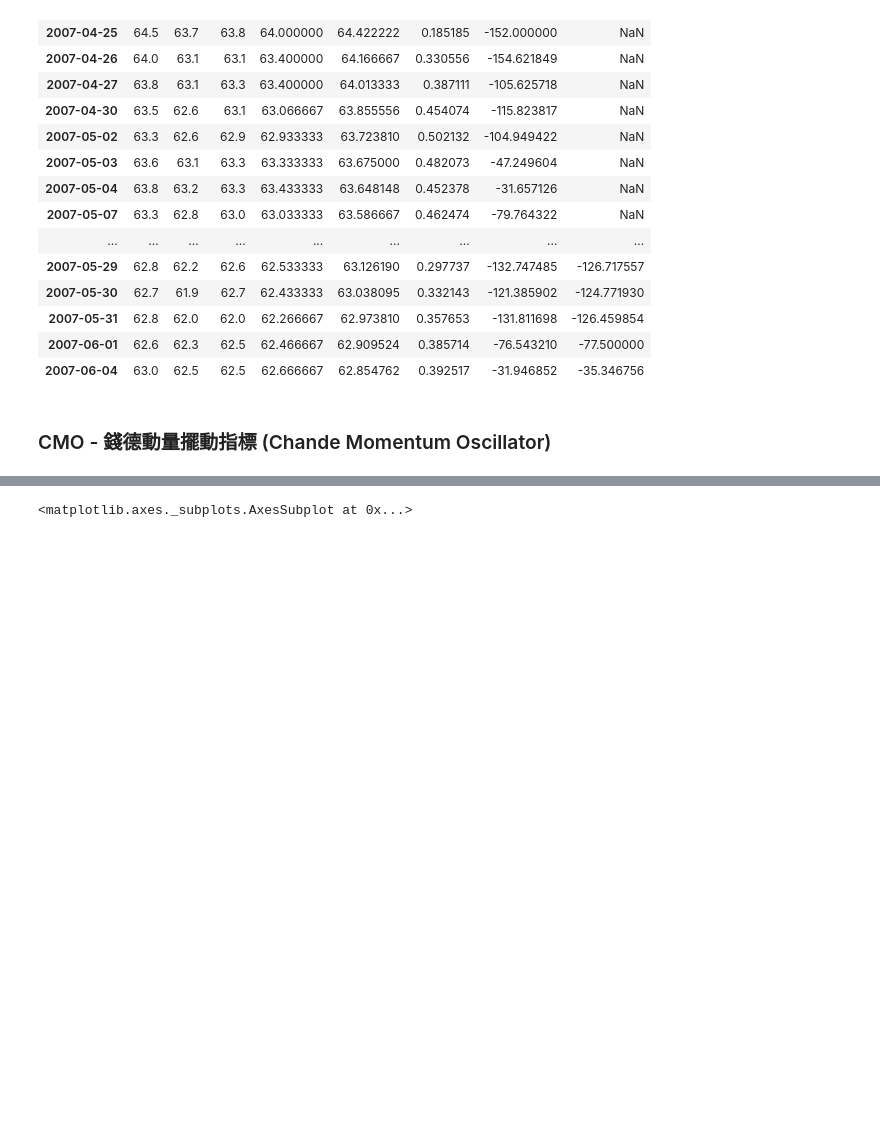
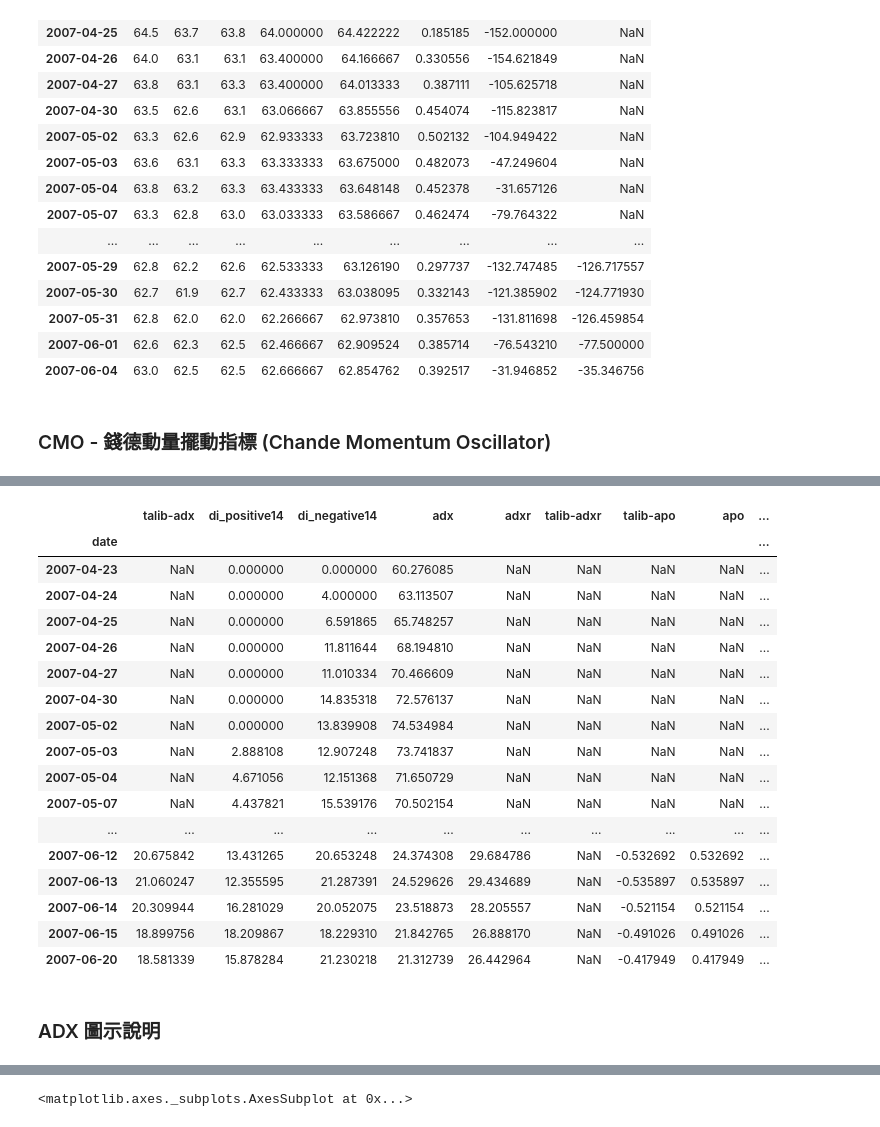
Before and after one commit to steny138/TWStockML, a Jupyter notebook: lyctwstock/technical-analysis.ipynb, the cells around one changed output, grey strips where cells are left out. Saved outputs shown, nothing was run; the diff lists cells and outputs as text; code cells hidden in the pictures; blank space fills up the shorter version.

```diff
--- a/lyctwstock/technical-analysis.ipynb
+++ b/lyctwstock/technical-analysis.ipynb
@@ -234,3 +237,26 @@ df['talib-cmo'] = talib.CMO(df['Close'], timeperiod=14)
+# %%
+df[df.columns[9:]].head(40)
+# %% [output]
+|  | talib-adx | di_positive14 | di_negative14 | adx | adxr | talib-adxr | talib-apo | apo | ... |
+| date |  |  |  |  |  |  |  |  | ... |
+| 2007-04-23 | NaN | 0.000000 | 0.000000 | 60.276085 | NaN | NaN | NaN | NaN | ... |
+| 2007-04-24 | NaN | 0.000000 | 4.000000 | 63.113507 | NaN | NaN | NaN | NaN | ... |
+| 2007-04-25 | NaN | 0.000000 | 6.591865 | 65.748257 | NaN | NaN | NaN | NaN | ... |
+| 2007-04-26 | NaN | 0.000000 | 11.811644 | 68.194810 | NaN | NaN | NaN | NaN | ... |
+| 2007-04-27 | NaN | 0.000000 | 11.010334 | 70.466609 | NaN | NaN | NaN | NaN | ... |
+| 2007-04-30 | NaN | 0.000000 | 14.835318 | 72.576137 | NaN | NaN | NaN | NaN | ... |
+| 2007-05-02 | NaN | 0.000000 | 13.839908 | 74.534984 | NaN | NaN | NaN | NaN | ... |
+| 2007-05-03 | NaN | 2.888108 | 12.907248 | 73.741837 | NaN | NaN | NaN | NaN | ... |
+| 2007-05-04 | NaN | 4.671056 | 12.151368 | 71.650729 | NaN | NaN | NaN | NaN | ... |
+| 2007-05-07 | NaN | 4.437821 | 15.539176 | 70.502154 | NaN | NaN | NaN | NaN | ... |
+| ... | ... | ... | ... | ... | ... | ... | ... | ... | ... |
+| 2007-06-12 | 20.675842 | 13.431265 | 20.653248 | 24.374308 | 29.684786 | NaN | -0.532692 | 0.532692 | ... |
+| 2007-06-13 | 21.060247 | 12.355595 | 21.287391 | 24.529626 | 29.434689 | NaN | -0.535897 | 0.535897 | ... |
+| 2007-06-14 | 20.309944 | 16.281029 | 20.052075 | 23.518873 | 28.205557 | NaN | -0.521154 | 0.521154 | ... |
+| 2007-06-15 | 18.899756 | 18.209867 | 18.229310 | 21.842765 | 26.888170 | NaN | -0.491026 | 0.491026 | ... |
+| 2007-06-20 | 18.581339 | 15.878284 | 21.230218 | 21.312739 | 26.442964 | NaN | -0.417949 | 0.417949 | ... |
+# %% [markdown]
+### ADX 圖示說明
 # %%
 start='2016-05-01'
 end='2016-09-01'
```
Also changed, not shown: parts of 3 cells of this notebook.
